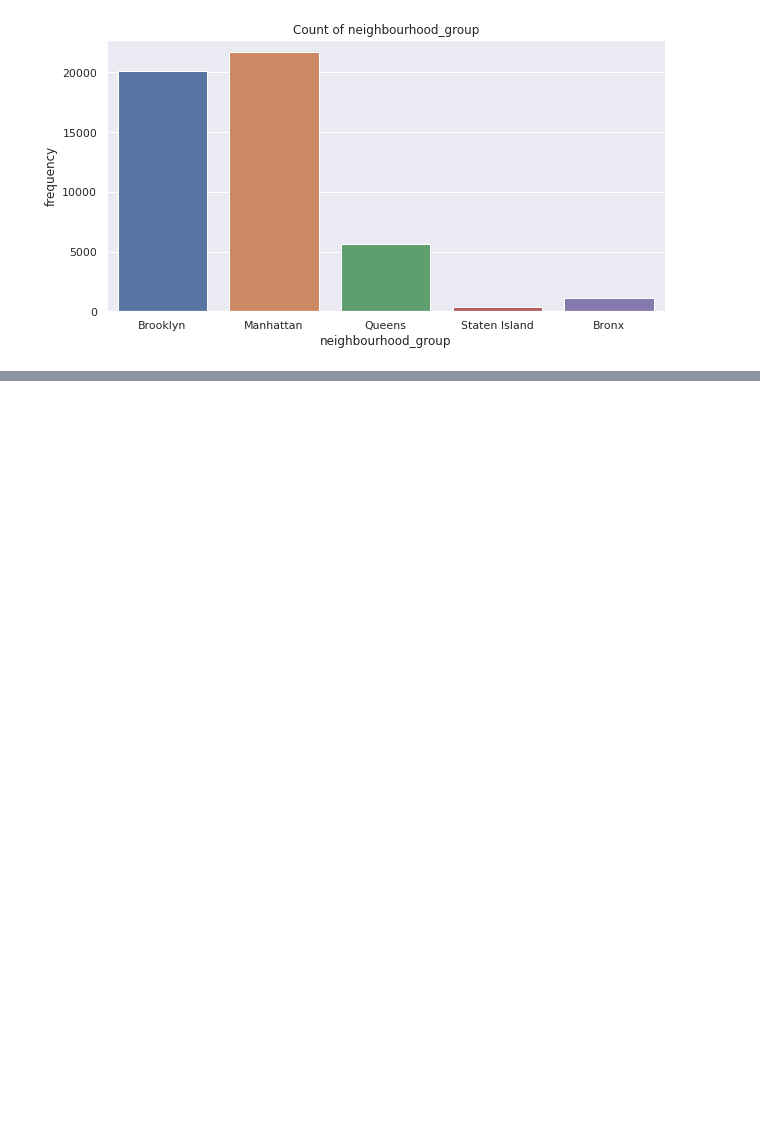
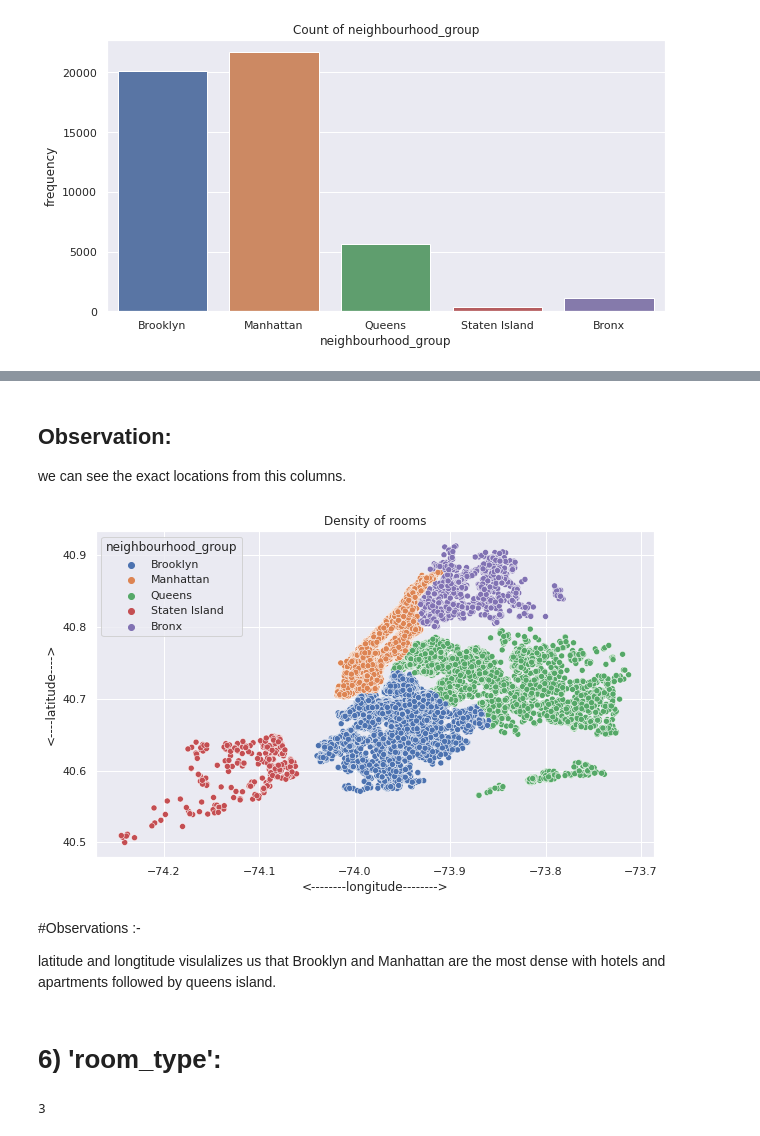
Before and after one commit to Manass20/Airbnb-Booking-Analisys, a Jupyter notebook: Manas_Ranjan_Behera_Airbnb_Bookings_Analysis_Capstone_Project.ipynb, the cells around one changed output, grey strips where cells are left out. Drawn from its saved outputs; the diff is of its cells as text; code cells hidden in the pictures; blank space fills up the shorter version.

```diff
--- a/Manas_Ranjan_Behera_Airbnb_Bookings_Analysis_Capstone_Project.ipynb
+++ b/Manas_Ranjan_Behera_Airbnb_Bookings_Analysis_Capstone_Project.ipynb
@@ -411,0 +518,26 @@ plt.show()
+# %% [markdown]
+## Observation:
+
+  we can see the exact locations from this columns.
+# %%
+ # Scatterplot to find the location density
+
+plt.figure(figsize=(10,6))
+ax_5 = sns.scatterplot(df.longitude,df.latitude,hue=df.neighbourhood_group)
+ax_5.set_title('Density of rooms')
+ax_5.set_ylabel('<----latitude---->')
+ax_5.set_xlabel('<--------longitude-------->')
+plt.show()
+# %% [output]
+[figure, added]
+# %% [markdown]
+#Observations :-
+
+latitude and longtitude visulalizes us that Brooklyn and Manhattan are the most dense with hotels and apartments followed by queens island.
+# %% [markdown]
+# 6) 'room_type':
+# %%
+# Checking the unique values
+df['room_type'].nunique()
+# %% [output]
+3
```
Also changed, not shown: parts of 17 cells of this notebook.
